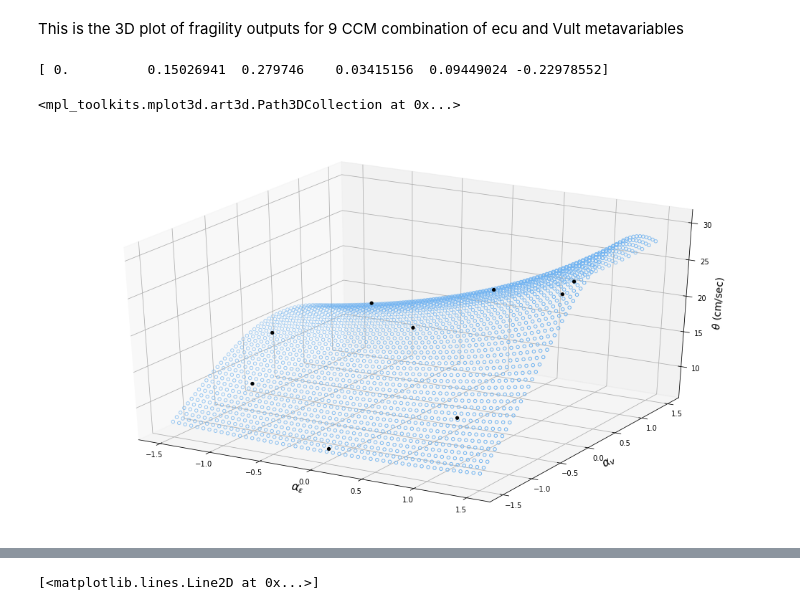
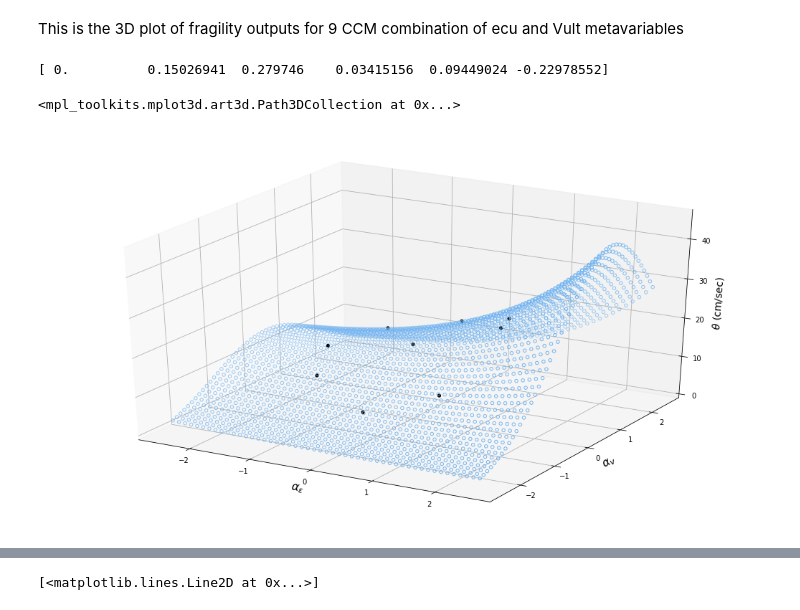
Before and after one commit to mtareqsoliman/msthesis, a Jupyter notebook: 9CCM_10202022.ipynb, the cells around one changed output, grey strips where cells are left out. Cells and saved outputs as stored; diff of their text form; code cells hidden in the pictures.

```diff
--- a/9CCM_10202022.ipynb
+++ b/9CCM_10202022.ipynb
@@ -205,36 +202,36 @@ print(regression_model.coef_)
 MSE = mean_squared_error(y_values, y_pred, squared=False)
 
 
-x1_mesh,x2_mesh = np.linspace(-1.5, 1.5, 50), np.linspace(-1.5, 1.5, 50)
+x1_mesh,x2_mesh = np.linspace(-2.5, 2.5, 50), np.linspace(-2.5, 2.5, 50)
 x1_mesh, x2_mesh = np.meshgrid(x1_mesh, x2_mesh)
 x_mesh = np.array([x1_mesh.flatten(), x2_mesh.flatten()]).T
 poly_x_mesh = poly_model.fit_transform(x_mesh)
 y_mesh = regression_model.predict(poly_x_mesh)
 
 fig, ax = plt.subplots(figsize =(18,10), subplot_kw={'projection': '3d'})
 
 
 ax.set_zlabel(r"$\theta$ (cm/sec)",fontsize=14)
 ax.set_xlabel(r"$\alpha_\epsilon$",fontsize=16)
 ax.set_ylabel(r"$\alpha_v$",fontsize=16)
 
 ax.scatter(x_values[:,0], x_values[:,1], np.exp(y_values),color='black',marker='.',alpha=1,s=70)
 ax.scatter(x1_mesh, x2_mesh, np.exp(y_mesh), facecolor=(0,0,0,0), s=20, edgecolor='#70b3f0')
 
 
 #ax.set_zlabel(r"$\theta$ (cm/sec)",fontsize=14)
 #ax.set_xlabel(r"$\alpha_\epsilon$",fontsize=16)
 #ax.set_ylabel(r"$\alpha_v$",fontsize=16)
 
 #ax.scatter(x_values[:,0], x_values[:,1], np.exp(y_values),color='black',marker='.',alpha=1,s=70)
 #ax.scatter(x1_mesh, x2_mesh, np.exp(y_mesh), facecolor=(0,0,0,0), s=20, edgecolor='#70b3f0')
 
 
 ### for 3rd degree
 # %% [output]
 [ 0.          0.15026941  0.279746    0.03415156  0.09449024 -0.22978552]
 <mpl_toolkits.mplot3d.art3d.Path3DCollection at 0x...>
-[figure, old version]
+[figure, new version]
 # %%
 NLTHA100_pivot = pd.pivot_table(NLTHA100, values='state', index=['ecu_alpha','Vult_alpha'],columns=['IM'], aggfunc=np.sum)  #merging rows makes more problems so leave them as they are
 NLTHA100_pivot.insert(0,0,0)
```
Also changed, not shown: parts of 4 cells of this notebook.
